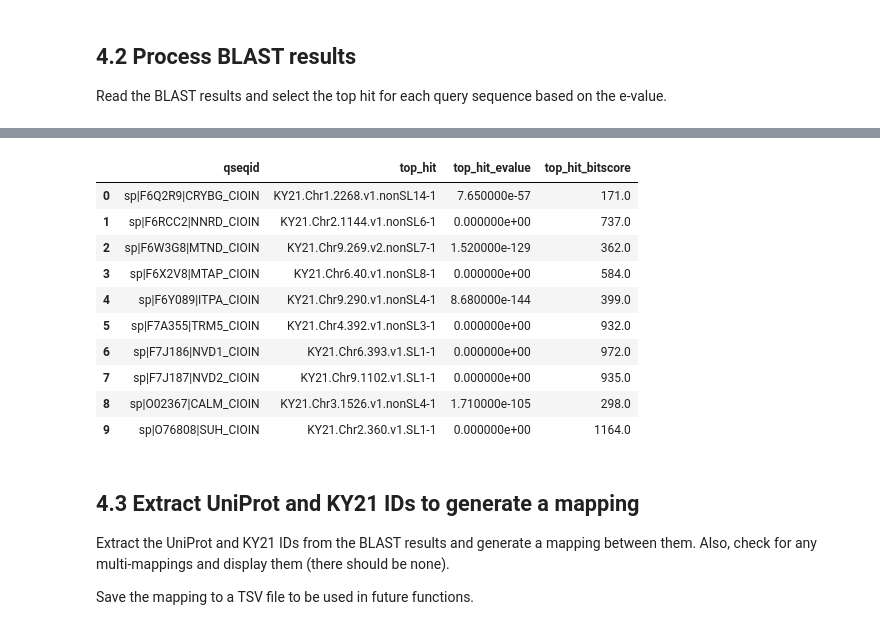
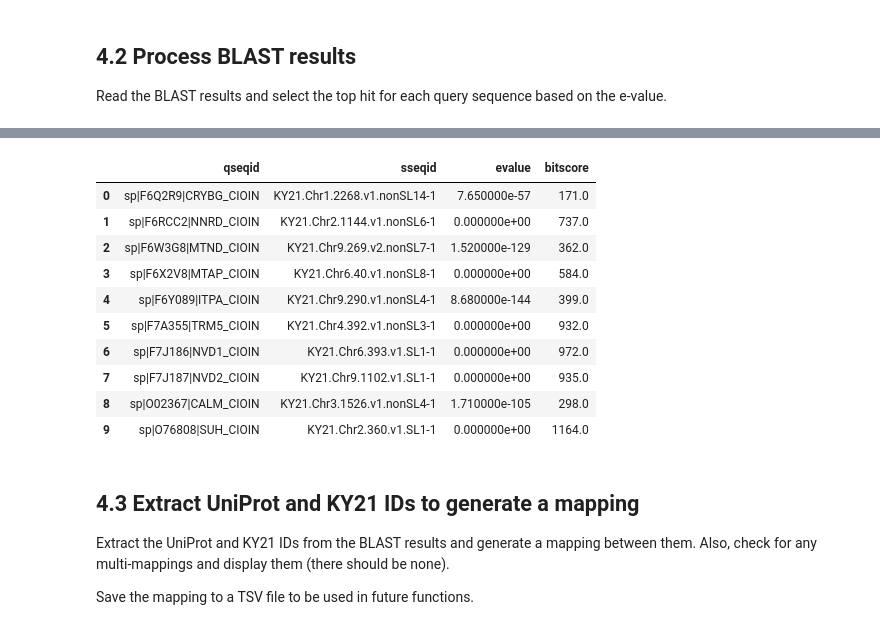
Before and after one commit to Arcadia-Science/2025-zoogle-experiments, a Jupyter notebook: notebooks/Ciona-intestinalis/4_ciona-blast-processing.ipynb, the cells around one changed output, grey strips where cells are left out. Drawn from its saved outputs; the diff is of its cells as text; code cells hidden in the pictures.

```diff
--- a/notebooks/Ciona-intestinalis/4_ciona-blast-processing.ipynb
+++ b/notebooks/Ciona-intestinalis/4_ciona-blast-processing.ipynb
@@ -33,42 +33,37 @@ blast_result_columns = [
     "length",
     "mismatch",
     "gapopen",
     "qstart",
     "qend",
     "sstart",
     "send",
     "evalue",
     "bitscore",
 ]
 blast_results = pd.read_csv(output, sep="\t", header=None, names=blast_result_columns)
 
 # Sort by e-value so we can take the top hit by getting the first row of the sorted DataFrame.
 blast_results.sort_values(ascending=True, by="evalue", axis=0, inplace=True)
 display(blast_results.head(10))
 
-top_hits = (
-    blast_results.groupby("qseqid")
-    .agg(
-        top_hit=("sseqid", "first"),
-        top_hit_evalue=("evalue", "first"),
-        top_hit_bitscore=("bitscore", "first"),
-    )
-    .reset_index()
+top_hits_idx = blast_results.groupby("qseqid")["evalue"].idxmin()
+top_hits = blast_results.loc[top_hits_idx, ["qseqid", "sseqid", "evalue", "bitscore"]].reset_index(
+    drop=True
 )
 display(top_hits.head(10))
 # %% [output]
 |  | qseqid | sseqid | pident | length | mismatch | gapopen | qstart | qend | sstart | send | evalue | ... |
 | 0 | tr|A0A1W3JEV5|A0A1W3JEV5_CIOIN | KY21.Chr9.416.v1.SL2-1 | 100.000 | 245 | 0 | 0 | 1 | 245 | 5 | 249 | 0.0 | ... |
 | 1328378 | tr|H2XXI4|H2XXI4_CIOIN | KY21.Chr11.1100.v1.nonSL6-1 | 99.029 | 412 | 4 | 0 | 1 | 412 | 13 | 424 | 0.0 | ... |
 | 1328377 | tr|H2XXI4|H2XXI4_CIOIN | KY21.Chr11.1100.v1.nonSL11-1 | 99.029 | 412 | 4 | 0 | 1 | 412 | 14 | 425 | 0.0 | ... |
 | 1040086 | tr|F6RMT1|F6RMT1_CIOIN | KY21.Chr5.414.v1.SL1-1 | 97.641 | 551 | 2 | 2 | 1 | 551 | 7 | 546 | 0.0 | ... |
 | 1328320 | tr|H2XVY7|H2XVY7_CIOIN | KY21.Chr5.388.v1.SL1-1 | 100.000 | 559 | 0 | 0 | 1 | 559 | 6 | 564 | 0.0 | ... |
 | 1328289 | tr|H2XVJ5|H2XVJ5_CIOIN | KY21.Chr11.338.v1.nonSL16-2 | 98.765 | 243 | 3 | 0 | 20 | 262 | 1 | 243 | 0.0 | ... |
 | 1328288 | tr|H2XVJ5|H2XVJ5_CIOIN | KY21.Chr11.338.v1.nonSL16-1 | 98.765 | 243 | 3 | 0 | 20 | 262 | 1 | 243 | 0.0 | ... |
 | 1328287 | tr|H2XVJ5|H2XVJ5_CIOIN | KY21.Chr11.338.v1.nonSL21-2 | 98.765 | 243 | 3 | 0 | 20 | 262 | 1 | 243 | 0.0 | ... |
 | 1328379 | tr|H2XXI4|H2XXI4_CIOIN | KY21.Chr11.1100.v1.nonSL7-1 | 99.029 | 412 | 4 | 0 | 1 | 412 | 12 | 423 | 0.0 | ... |
 | 1328286 | tr|H2XVJ5|H2XVJ5_CIOIN | KY21.Chr11.338.v1.nonSL17-1 | 98.765 | 243 | 3 | 0 | 20 | 262 | 1 | 243 | 0.0 | ... |
-|  | qseqid | top_hit | top_hit_evalue | top_hit_bitscore |
+|  | qseqid | sseqid | evalue | bitscore |
 | 0 | sp|F6Q2R9|CRYBG_CIOIN | KY21.Chr1.2268.v1.nonSL14-1 | 7.650000e-57 | 171.0 |
 | 1 | sp|F6RCC2|NNRD_CIOIN | KY21.Chr2.1144.v1.nonSL6-1 | 0.000000e+00 | 737.0 |
 | 2 | sp|F6W3G8|MTND_CIOIN | KY21.Chr9.269.v2.nonSL7-1 | 1.520000e-129 | 362.0 |
```
Also changed, not shown: parts of 2 cells of this notebook, 1 other file.
